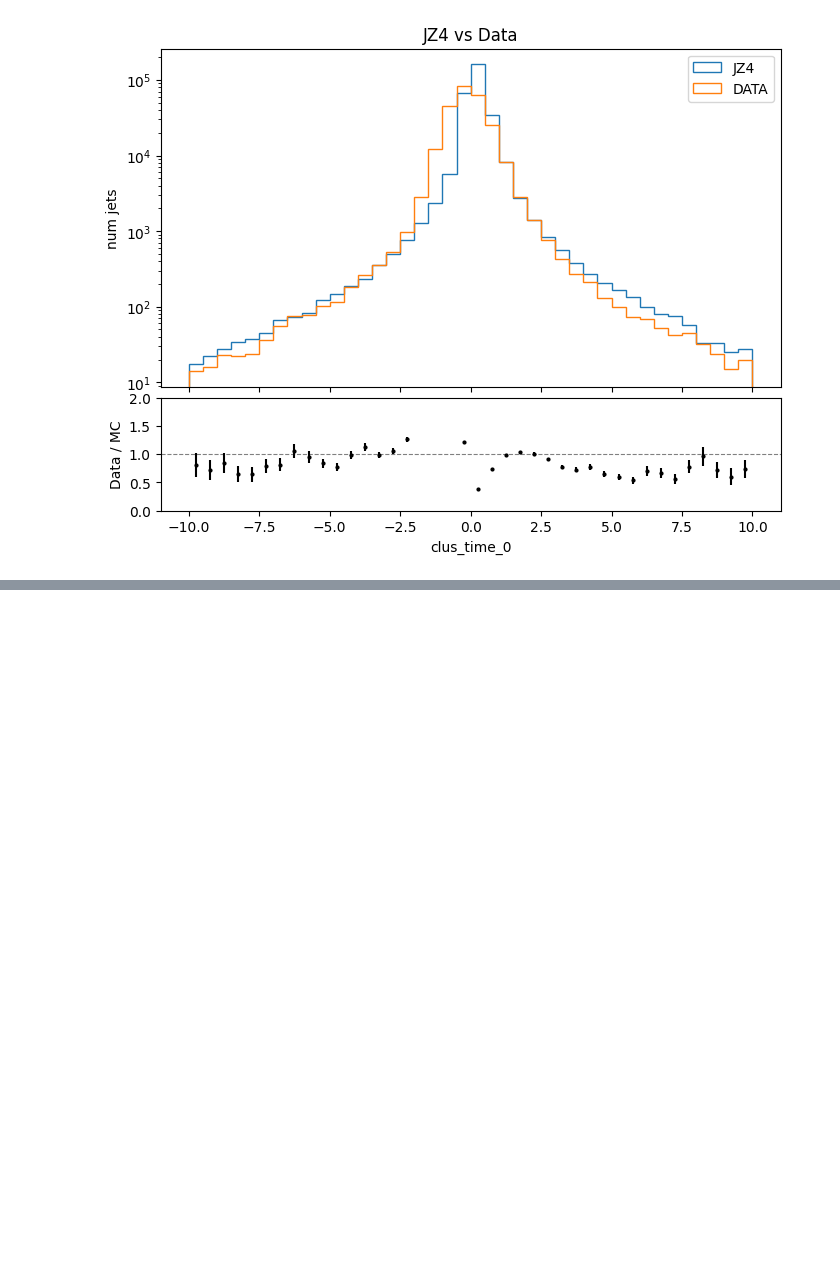
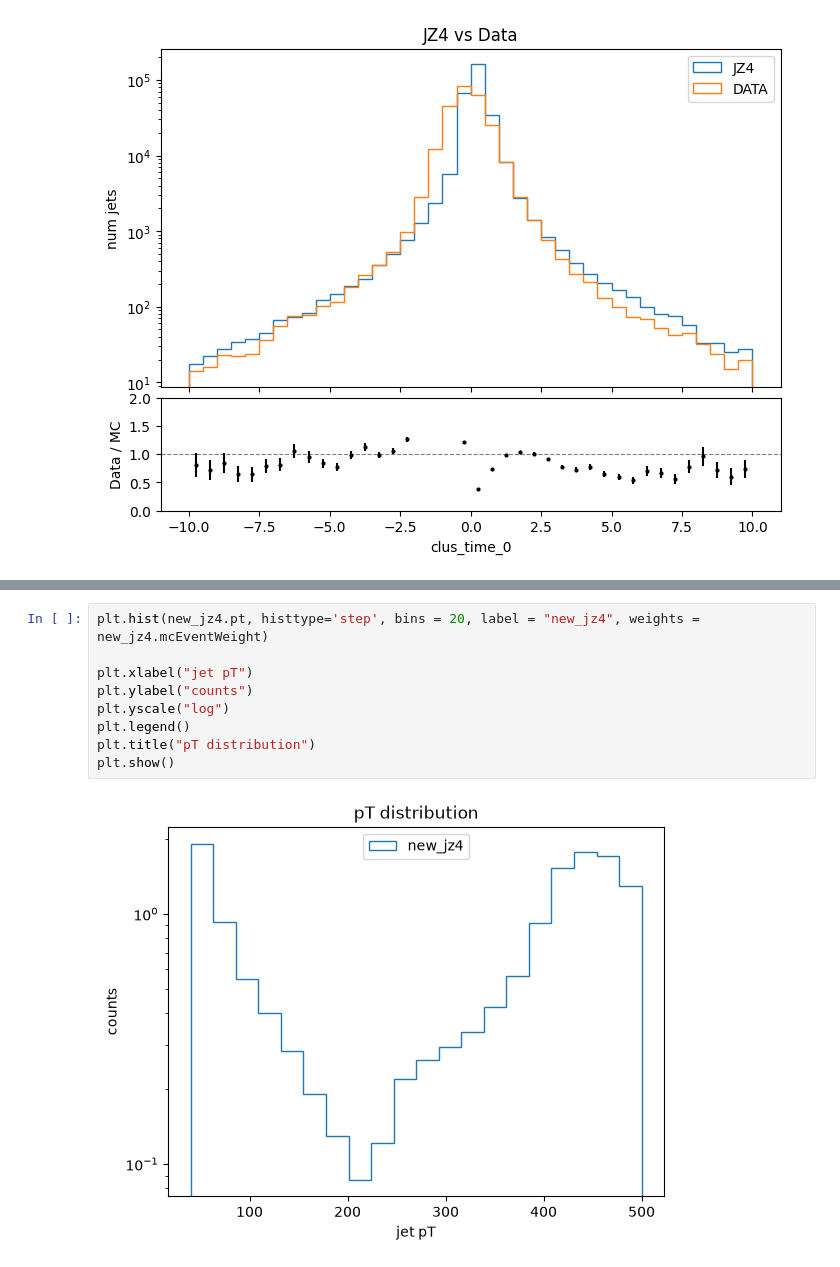
Before and after one commit to gordonwatts/sx_training_fetch, a Jupyter notebook: notebooks/008 - CR_region.ipynb, the cells around one changed output, grey strips where cells are left out. Saved outputs shown, nothing was run; the diff lists cells and outputs as text; blank space fills up the shorter version.

```diff
--- a/notebooks/008 - CR_region.ipynb
+++ b/notebooks/008 - CR_region.ipynb
@@ -453,0 +477,11 @@ plot_ratio(ak.firsts(jz4.clusters.time, axis=1), ak.firsts(data_ds.clusters.time
+# %%
+plt.hist(new_jz4.pt, histtype='step', bins = 20, label = "new_jz4", weights = new_jz4.mcEventWeight)
+
+plt.xlabel("jet pT")
+plt.ylabel("counts")
+plt.yscale("log")
+plt.legend()
+plt.title("pT distribution")
+plt.show()
+# %% [output]
+[figure, added]
```
Also changed, not shown: parts of 6 cells of this notebook, 5 other files.
